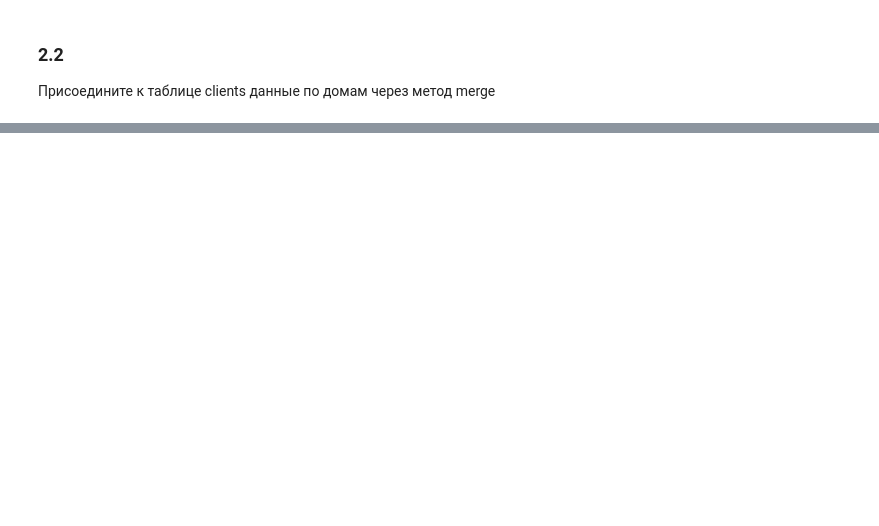
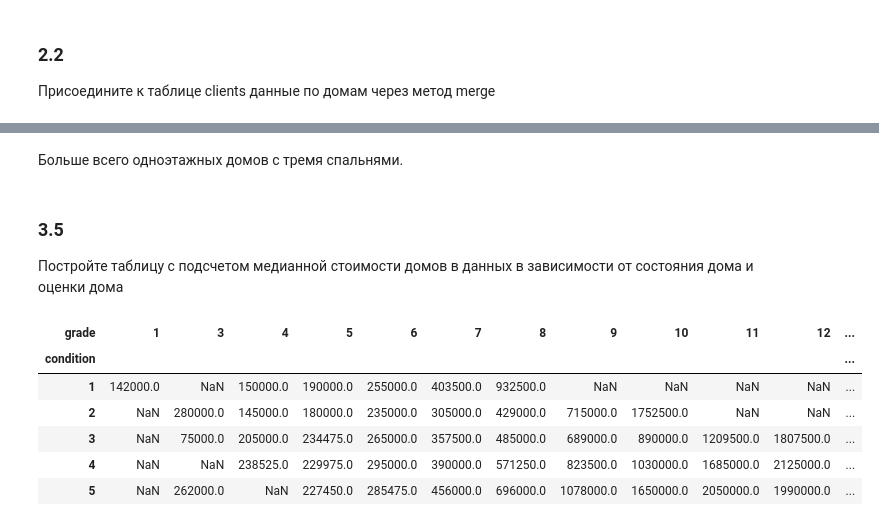
Before and after one commit to egor-menshikov/Jupyter_GB, a Jupyter notebook: HOMEWORKS/HW_3/hw3.ipynb, the cells around one changed output, grey strips where cells are left out. Drawn from its saved outputs; the diff is of its cells as text; code cells hidden in the pictures; blank space fills up the shorter version.

```diff
--- a/HOMEWORKS/HW_3/hw3.ipynb
+++ b/HOMEWORKS/HW_3/hw3.ipynb
@@ -86,0 +198,18 @@ clients_merged = clients.merge(df, left_on='house_id', right_on='id')
+# %% [markdown]
+Больше всего одноэтажных домов с тремя спальнями.
+# %% [markdown]
+### 3.5
+Постройте таблицу с подсчетом медианной стоимости домов в данных в зависимости от состояния дома и оценки дома
+# %%
+df.pivot_table(index='condition',
+                  columns='grade',
+                  values='price',
+                  aggfunc='median')
+# %% [output]
+| grade | 1 | 3 | 4 | 5 | 6 | 7 | 8 | 9 | 10 | 11 | 12 | ... |
+| condition |  |  |  |  |  |  |  |  |  |  |  | ... |
+| 1 | 142000.0 | NaN | 150000.0 | 190000.0 | 255000.0 | 403500.0 | 932500.0 | NaN | NaN | NaN | NaN | ... |
+| 2 | NaN | 280000.0 | 145000.0 | 180000.0 | 235000.0 | 305000.0 | 429000.0 | 715000.0 | 1752500.0 | NaN | NaN | ... |
+| 3 | NaN | 75000.0 | 205000.0 | 234475.0 | 265000.0 | 357500.0 | 485000.0 | 689000.0 | 890000.0 | 1209500.0 | 1807500.0 | ... |
+| 4 | NaN | NaN | 238525.0 | 229975.0 | 295000.0 | 390000.0 | 571250.0 | 823500.0 | 1030000.0 | 1685000.0 | 2125000.0 | ... |
+| 5 | NaN | 262000.0 | NaN | 227450.0 | 285475.0 | 456000.0 | 696000.0 | 1078000.0 | 1650000.0 | 2050000.0 | 1990000.0 | ... |
```
Also changed, not shown: parts of 12 cells of this notebook, 1 other file.
